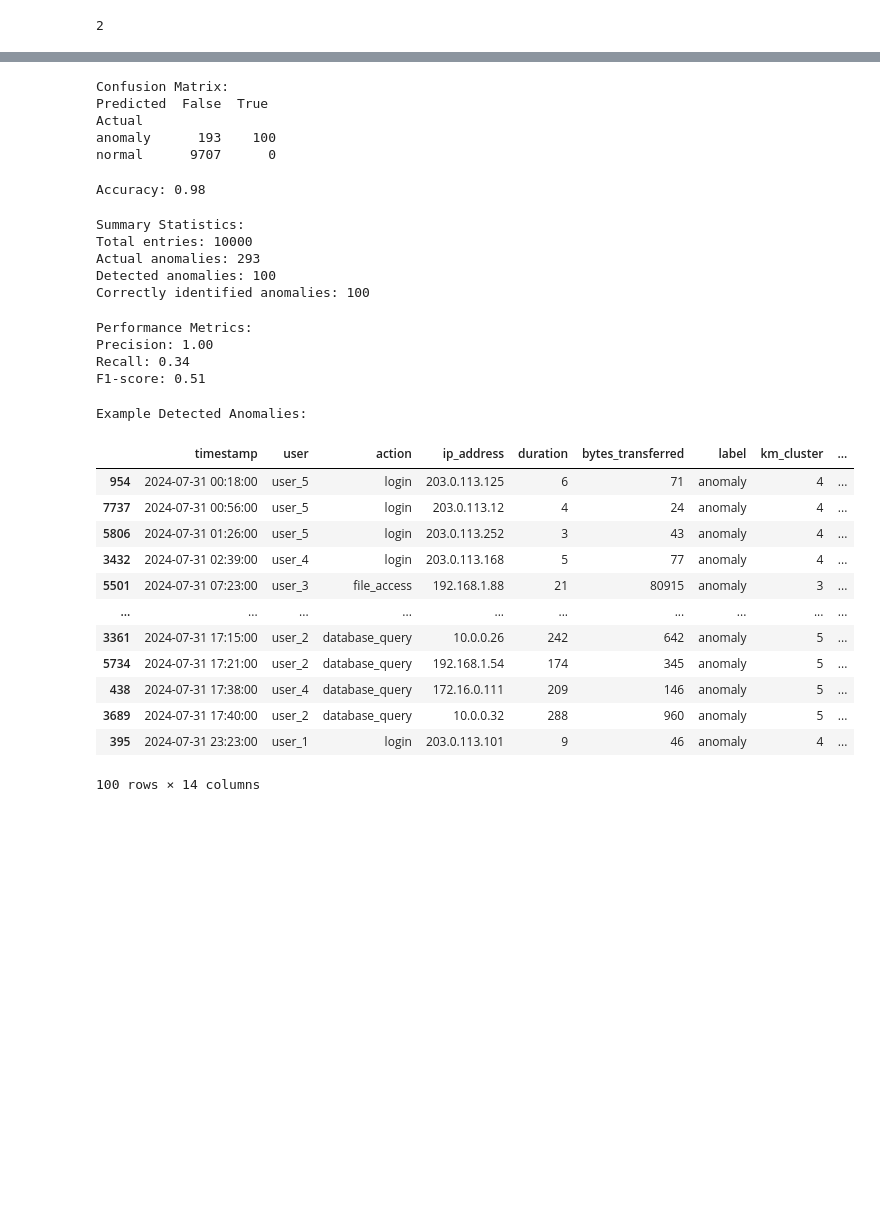
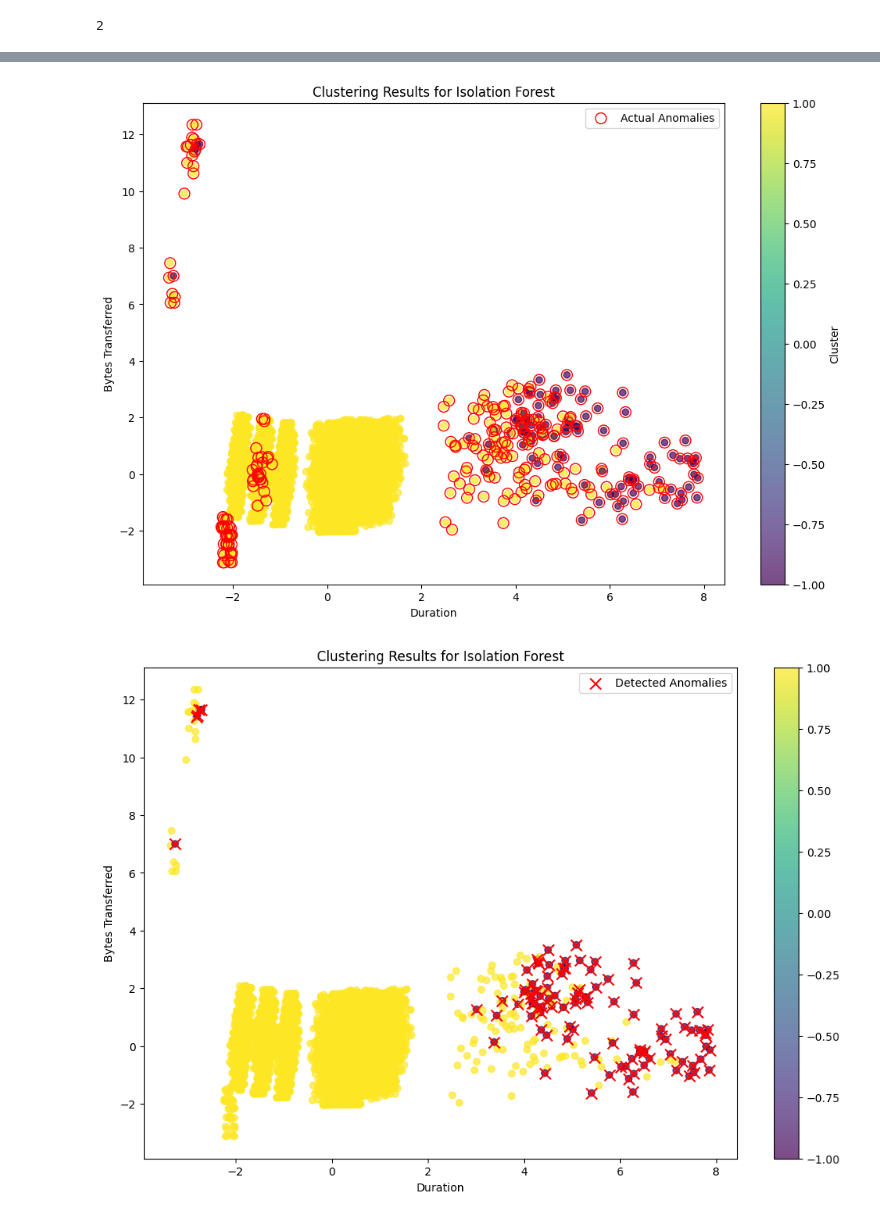
Before and after one commit to albionaguri/cybersecurity, a Jupyter notebook: UBA_simple.ipynb, the cells around one changed output, grey strips where cells are left out. Saved outputs shown, nothing was run; the diff lists cells and outputs as text; code cells hidden in the pictures; blank space fills up the shorter version.

```diff
--- a/UBA_simple.ipynb
+++ b/UBA_simple.ipynb
@@ -646,5 +535,4 @@ from sklearn.ensemble import IsolationForest
 # Apply Isolation Forest
 iso_forest = IsolationForest(contamination=0.01, random_state=42)
 
-df['iso_cluster'] = iso_forest.fit_predict(X_scaled)
-df['is_anomaly_isolation_forest'] = df['iso_cluster'] == -1
+perform_clustering_and_evaluation(df, X_scaled, iso_forest, 'isolation_forest')
@@ -750,68 +562,5 @@ plt.show()
-# %%
-# Compare Isolation Forest results with original labels
-confusion_matrix = pd.crosstab(df['label'], df['is_anomaly_isolation_forest'], rownames=['Actual'], colnames=['Predicted'])
-print("\nConfusion Matrix:")
-print(confusion_matrix)
-# %% [output]
-Confusion Matrix:
-Predicted  False  True
-Actual
-anomaly      193    100
-normal      9707      0
-# %%
-# Calculate accuracy
-accuracy = (confusion_matrix.loc['normal', False] + confusion_matrix.loc['anomaly', True]) / len(df)
-print(f"\nAccuracy: {accuracy:.2f}")
-# %% [output]
-Accuracy: 0.98
-# %%
-# 3. Print summary statistics
-print("\nSummary Statistics:")
-print(f"Total entries: {len(df)}")
-print(f"Actual anomalies: {len(df[df['label'] == 'anomaly'])}")
-print(f"Detected anomalies: {len(df[df['is_anomaly_isolation_forest']])}")
-print(f"Correctly identified anomalies: {len(both_anomalies)}")
-# %% [output]
-Summary Statistics:
-Total entries: 10000
-Actual anomalies: 293
-Detected anomalies: 100
-Correctly identified anomalies: 100
-# %%
-#Calculate and print precision, recall, and F1-score
-true_positives = len(both_anomalies)
-false_positives = len(df[df['is_anomaly_isolation_forest']]) - true_positives
-false_negatives = len(df[df['label'] == 'anomaly']) - true_positives
-
-precision = true_positives / (true_positives + false_positives) if (true_positives + false_positives) > 0 else 0
-recall = true_positives / (true_positives + false_negatives) if (true_positives + false_negatives) > 0 else 0
-f1_score = 2 * (precision * recall) / (precision + recall) if (precision + recall) > 0 else 0
-
-print("\nPerformance Metrics:")
-print(f"Precision: {precision:.2f}")
-print(f"Recall: {recall:.2f}")
-print(f"F1-score: {f1_score:.2f}")
-# %% [output]
-Performance Metrics:
-Precision: 1.00
-Recall: 0.34
-F1-score: 0.51
-# %%
-# Print some example anomalies
-print("\nExample Detected Anomalies:")
-df[df['is_anomaly_isolation_forest']]
-# %% [output]
-Example Detected Anomalies:
-|  | timestamp | user | action | ip_address | duration | bytes_transferred | label | km_cluster | ... |
-| 954 | 2024-07-31 00:18:00 | user_5 | login | 203.0.113.125 | 6 | 71 | anomaly | 4 | ... |
-| 7737 | 2024-07-31 00:56:00 | user_5 | login | 203.0.113.12 | 4 | 24 | anomaly | 4 | ... |
-| 5806 | 2024-07-31 01:26:00 | user_5 | login | 203.0.113.252 | 3 | 43 | anomaly | 4 | ... |
-| 3432 | 2024-07-31 02:39:00 | user_4 | login | 203.0.113.168 | 5 | 77 | anomaly | 4 | ... |
-| 5501 | 2024-07-31 07:23:00 | user_3 | file_access | 192.168.1.88 | 21 | 80915 | anomaly | 3 | ... |
-| ... | ... | ... | ... | ... | ... | ... | ... | ... | ... |
-| 3361 | 2024-07-31 17:15:00 | user_2 | database_query | 10.0.0.26 | 242 | 642 | anomaly | 5 | ... |
-| 5734 | 2024-07-31 17:21:00 | user_2 | database_query | 192.168.1.54 | 174 | 345 | anomaly | 5 | ... |
-| 438 | 2024-07-31 17:38:00 | user_4 | database_query | 172.16.0.111 | 209 | 146 | anomaly | 5 | ... |
-| 3689 | 2024-07-31 17:40:00 | user_2 | database_query | 10.0.0.32 | 288 | 960 | anomaly | 5 | ... |
-| 395 | 2024-07-31 23:23:00 | user_1 | login | 203.0.113.101 | 9 | 46 | anomaly | 4 | ... |
-100 rows × 14 columns
+# %%
+plot_2D_anomalies(df, X_pca, 'isolation_forest_cluster', 'is_anomaly_isolation_forest', 'Clustering Results for Isolation Forest')
+# %% [output]
+[figure, added]
+[figure, added]
```
Also changed, not shown: parts of 40 cells of this notebook.
